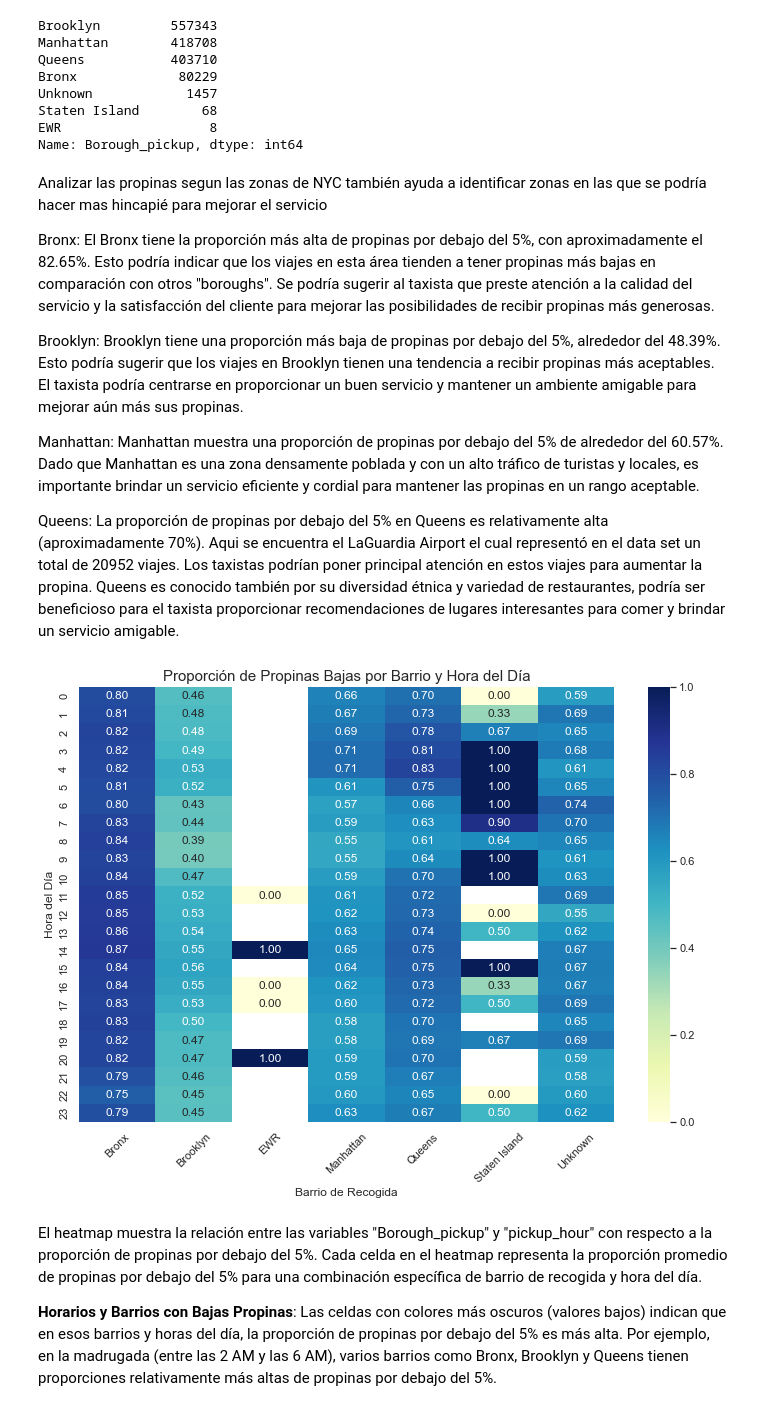
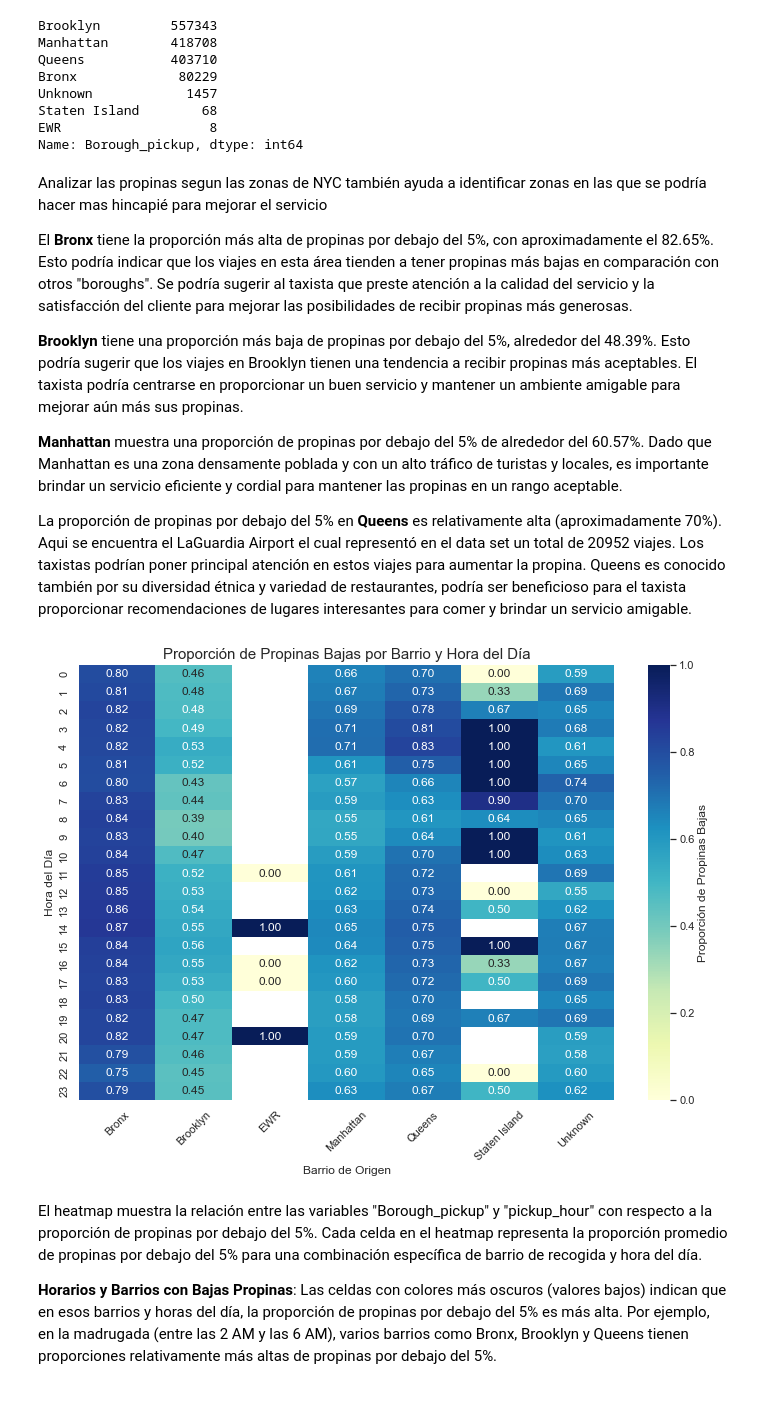
Before and after one commit to agusdiazb/TaxisVerdes_EDA, a Jupyter notebook: script_challenge.ipynb, the cells around one changed output. Cells and saved outputs as stored; diff of their text form; code cells hidden in the pictures.

```diff
--- a/script_challenge.ipynb
+++ b/script_challenge.ipynb
@@ -540,3 +580,6 @@ El gráfico muestra cómo varía la proporción de propinas por debajo del 5% a
+# %%
+# Crear la columna 'day_of_week'
+data_filtered['day_of_week'] = data_filtered['lpep_pickup_datetime'].dt.dayofweek
 # %%
 # Análisis por Día de la Semana
 weekly_analysis = data_filtered.groupby('day_of_week')['tip_below_5_percent'].mean()
@@ -638,26 +681,28 @@ Name: Borough_pickup, dtype: int64
 # %% [markdown]
 Analizar las propinas segun las zonas de NYC también ayuda a identificar zonas en las que se podría hacer mas hincapié para mejorar el servicio
 
-Bronx: El Bronx tiene la proporción más alta de propinas por debajo del 5%, con aproximadamente el 82.65%. Esto podría indicar que los viajes en esta área tienden a tener propinas más bajas en comparación con otros "boroughs". Se podría sugerir al taxista que preste atención a la calidad del servicio y la satisfacción del cliente para mejorar las posibilidades de recibir propinas más generosas.
+El **Bronx** tiene la proporción más alta de propinas por debajo del 5%, con aproximadamente el 82.65%. Esto podría indicar que los viajes en esta área tienden a tener propinas más bajas en comparación con otros "boroughs". Se podría sugerir al taxista que preste atención a la calidad del servicio y la satisfacción del cliente para mejorar las posibilidades de recibir propinas más generosas.
 
-Brooklyn: Brooklyn tiene una proporción más baja de propinas por debajo del 5%, alrededor del 48.39%. Esto podría sugerir que los viajes en Brooklyn tienen una tendencia a recibir propinas más aceptables. El taxista podría centrarse en proporcionar un buen servicio y mantener un ambiente amigable para mejorar aún más sus propinas.
+**Brooklyn** tiene una proporción más baja de propinas por debajo del 5%, alrededor del 48.39%. Esto podría sugerir que los viajes en Brooklyn tienen una tendencia a recibir propinas más aceptables. El taxista podría centrarse en proporcionar un buen servicio y mantener un ambiente amigable para mejorar aún más sus propinas.
 
-Manhattan: Manhattan muestra una proporción de propinas por debajo del 5% de alrededor del 60.57%. Dado que Manhattan es una zona densamente poblada y con un alto tráfico de turistas y locales, es importante brindar un servicio eficiente y cordial para mantener las propinas en un rango aceptable.
+**Manhattan** muestra una proporción de propinas por debajo del 5% de alrededor del 60.57%. Dado que Manhattan es una zona densamente poblada y con un alto tráfico de turistas y locales, es importante brindar un servicio eficiente y cordial para mantener las propinas en un rango aceptable.
 
-Queens: La proporción de propinas por debajo del 5% en Queens es relativamente alta (aproximadamente 70%). Aqui se encuentra el LaGuardia Airport	el cual representó en el data set un total de 20952 viajes. Los taxistas podrían poner principal atención en estos viajes para aumentar la propina. Queens es conocido también por su diversidad étnica y variedad de restaurantes, podría ser beneficioso para el taxista proporcionar recomendaciones de lugares interesantes para comer y brindar un servicio amigable.
+La proporción de propinas por debajo del 5% en **Queens** es relativamente alta (aproximadamente 70%). Aqui se encuentra el LaGuardia Airport	el cual representó en el data set un total de 20952 viajes. Los taxistas podrían poner principal atención en estos viajes para aumentar la propina. Queens es conocido también por su diversidad étnica y variedad de restaurantes, podría ser beneficioso para el taxista proporcionar recomendaciones de lugares interesantes para comer y brindar un servicio amigable.
 # %%
 # Crear un pivot table para tener la proporción de propinas bajas por barrio y hora del día
 pivot_table = data_with_zones.pivot_table(values='tip_below_5_percent', index='pickup_hour', columns='Borough_pickup')
 
 plt.figure(figsize=(12, 8))
-sns.heatmap(data=pivot_table, cmap='YlGnBu', annot=True, fmt=".2f")
+# Agregar una leyenda al heatmap
+cbar_kws = {'label': 'Proporción de Propinas Bajas'}
+sns.heatmap(data=pivot_table, cmap='YlGnBu', annot=True, fmt=".2f",cbar_kws=cbar_kws)
 plt.title('Proporción de Propinas Bajas por Barrio y Hora del Día', size = 15)
-plt.xlabel('Barrio de Recogida')
+plt.xlabel('Barrio de Origen')
 plt.ylabel('Hora del Día')
 plt.xticks(rotation=45)
 plt.show()
 # %% [output]
-[figure, old version]
+[figure, new version]
 # %% [markdown]
 El heatmap muestra la relación entre las variables "Borough_pickup" y "pickup_hour" con respecto a la proporción de propinas por debajo del 5%. Cada celda en el heatmap representa la proporción promedio de propinas por debajo del 5% para una combinación específica de barrio de recogida y hora del día.
 
```
Also changed, not shown: parts of 18 cells of this notebook.
